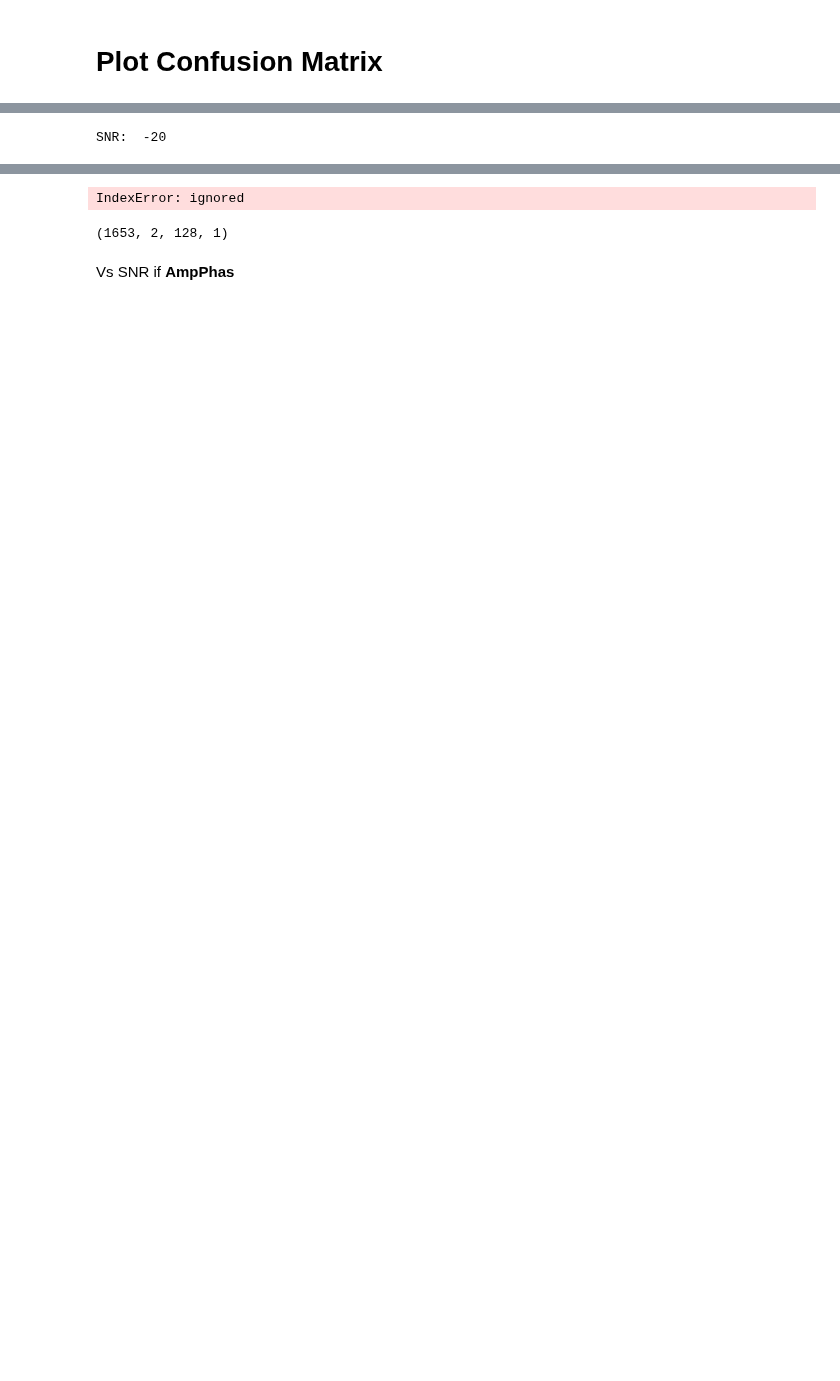
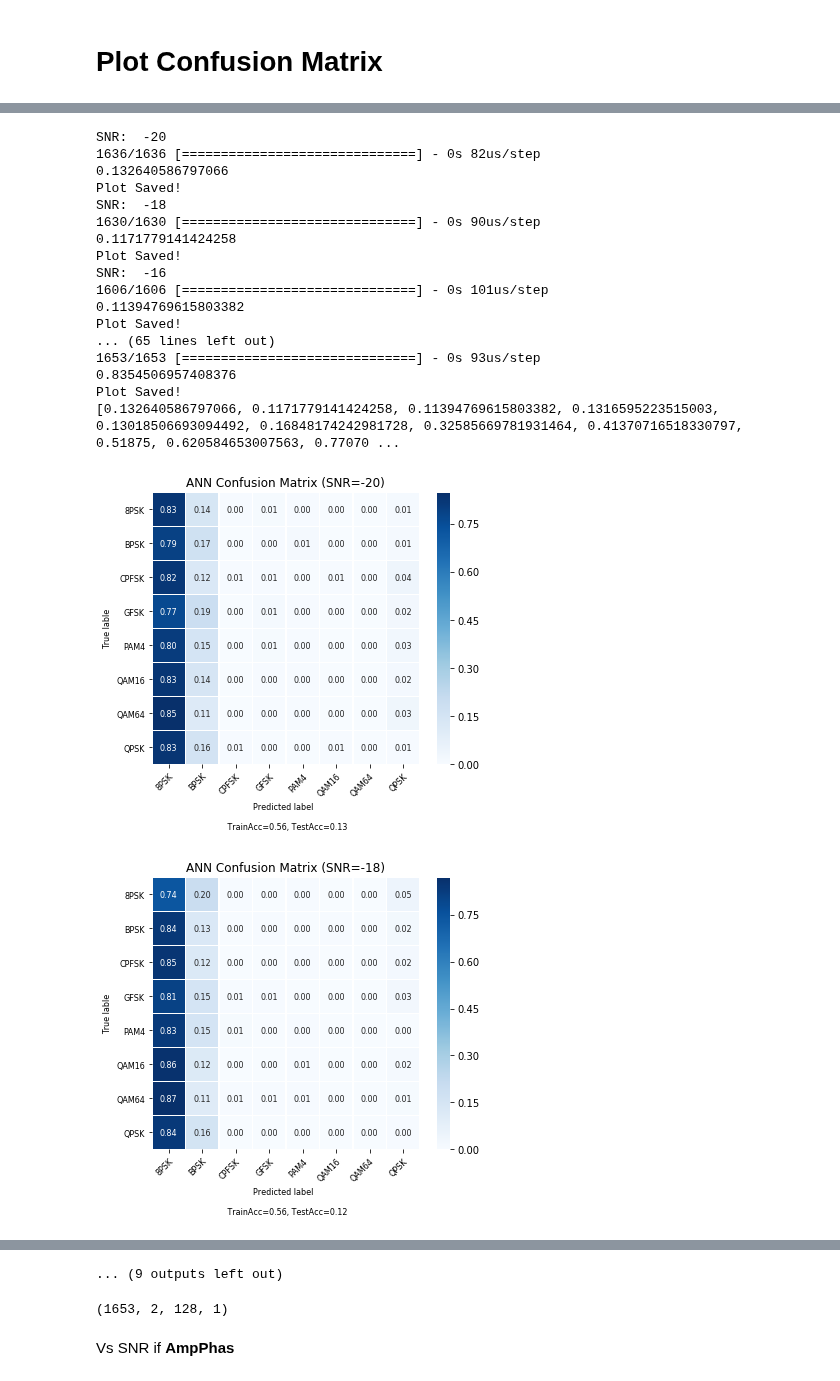
Before and after one commit to MohsenJadidi/MC, a Jupyter notebook: CNN.ipynb, the cells around one changed output, grey strips where cells are left out. Saved outputs shown, nothing was run; the diff lists cells and outputs as text; code cells hidden in the pictures; blank space fills up the shorter version.

```diff
--- a/CNN.ipynb
+++ b/CNN.ipynb
@@ -456,14 +436,14 @@ Model Saved!
 # %%
-y_pred = classifier.predict(X_test)
+y_pred = classifier.predict(X_test18)
 y_pred = np.argmax(y_pred, axis=1)
 
-y_real = np.argmax(y_test, axis=1)
+y_real = np.argmax(y_test18, axis=1)
 # Making the Confusion Matrix
 from sklearn.metrics import confusion_matrix
 cm = confusion_matrix(y_real, y_pred)
 cm_norm = cm.astype('float') / cm.sum(axis=1)[:, np.newaxis]
 
-acc_test = classifier.evaluate(X_test, y_test)[1]
+acc_test = classifier.evaluate(X_test18, y_test18)[1]
 acc_train = classifier.evaluate(X_train, y_train)[1]
 
 print("Acc Test : ", acc_test)
@@ -522,35 +507,53 @@ for snr in snrList:
   acc_test = classifier.evaluate(X_test_snr, y_test_snr)[1]
   acc.append(acc_test)
   print(acc_test)
-'''
+
   y_pred = classifier.predict(X_test_snr)
   y_pred = np.argmax(y_pred, axis=1)
 
   y_real = np.argmax(y_test_snr, axis=1)
   # Making the Confusion Matrix
   cm = confusion_matrix(y_real, y_pred)
   cm_norm = cm.astype('float') / cm.sum(axis=1)[:, np.newaxis]
 
 
   cmDataFrame = pd.DataFrame(cm_norm, index=modulation_order, columns = modulation_order)
   plt.figure(figsize=(6, 5))
-  ax = sns.heatmap(cmDataFrame, annot=True, annot_kws={"size": 8}, fmt='.2f', linewidths=.5, cmap="Greens")
+  ax = sns.heatmap(cmDataFrame, annot=True, annot_kws={"size": 8}, fmt='.2f', linewidths=.5, cmap="Blues")
 
   plt.title(f"ANN Confusion Matrix (SNR={snr})")
   plt.xlabel("Predicted label  \n\n TrainAcc={:.2}, TestAcc={:.2}".format(acc_train,acc_test), fontsize=8)
   plt.ylabel("True lable", fontsize=8)
   plt.setp(ax.get_xticklabels(), rotation=45, ha="right",rotation_mode="anchor", fontsize=8)
   plt.setp(ax.get_yticklabels(), fontsize=8)
   fig = ax.get_figure()
 
-  fig.savefig(dic+f"/Pic/ANN/ANN-132-ba{batch}-ep{epoch}-(dout=0)-input(IQ)(SNR={snr}).png", dpi=175, bbox_inches='tight')
-  fig.savefig(dic+f"/Pic/ANN/ANN-132-ba{batch}-ep{epoch}-(dout=0)-input(IQ)(SNR={snr}).eps", bbox_inches='tight')
+  fig.savefig(dic+f"/Pic/CNN/CNN0-ba{batch}-ep{epoch}-(dout=0.6)-input(IQ)(SNR={snr}).png", dpi=175, bbox_inches='tight')
+  fig.savefig(dic+f"/Pic/CNN/CNN0-ba{batch}-ep{epoch}-(dout=0.6)-input(IQ)(SNR={snr}).eps", bbox_inches='tight')
   print("Plot Saved!")
 
 
   del(y_test_snr)
   del(X_test_snr)
-'''
+
 print(acc)
 # %% [output]
 SNR:  -20
+1636/1636 [==============================] - 0s 82us/step
+0.132640586797066
+Plot Saved!
+SNR:  -18
+1630/1630 [==============================] - 0s 90us/step
+0.1171779141424258
+Plot Saved!
+SNR:  -16
+1606/1606 [==============================] - 0s 101us/step
+0.11394769615803382
+Plot Saved!
+... (65 lines left out)
+1653/1653 [==============================] - 0s 93us/step
+0.8354506957408376
+Plot Saved!
+[0.132640586797066, 0.1171779141424258, 0.11394769615803382, 0.1316595223515003, 0.13018506693094492, 0.16848174242981728, 0.32585669781931464, 0.41370716518330797, 0.51875, 0.620584653007563, 0.77070 ...
+[figure, added]
+[figure, added]
@@ -557,4 +569,4 @@ SNR:  -20
-IndexError: ignored
+... (9 outputs left out)
 # %%
 X_test.shape
 # %% [output]
```
Also changed, not shown: parts of 10 cells of this notebook.
